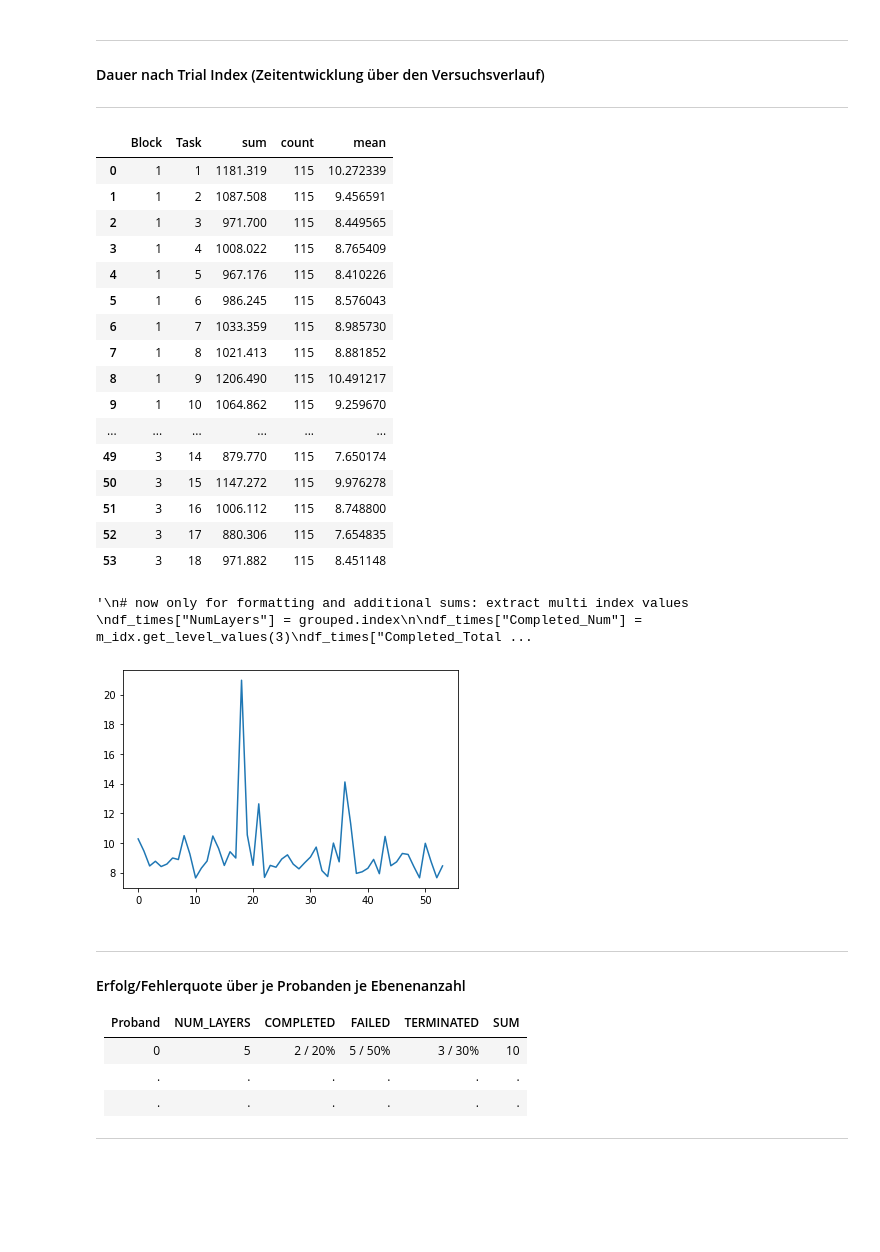
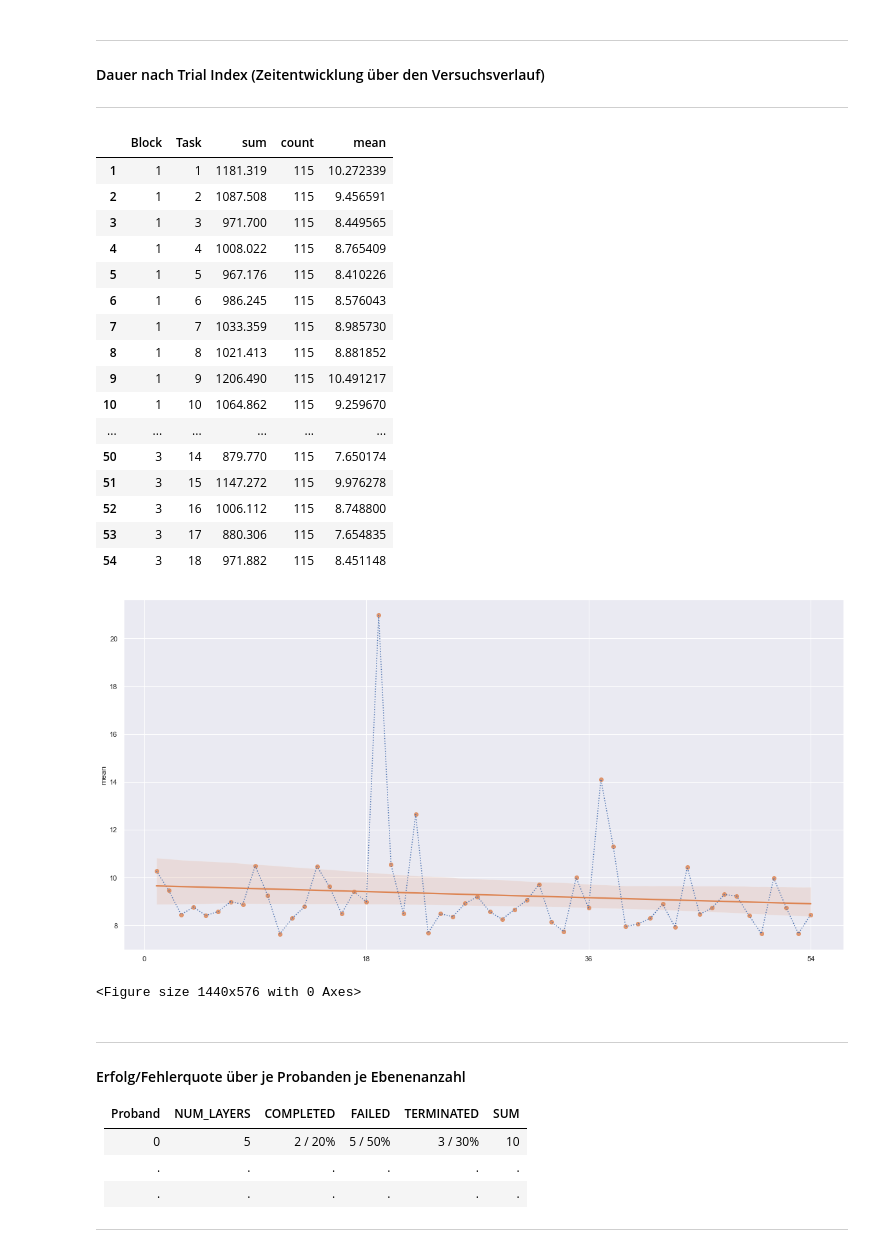
Before and after one commit to visualengineers/reflex-avi2022-results, a Jupyter notebook: code/zelasto study.ipynb, the cells around one changed output. Drawn from its saved outputs; the diff is of its cells as text; code cells hidden in the pictures; blank space fills up the shorter version.

```diff
--- a/code/zelasto study.ipynb
+++ b/code/zelasto study.ipynb
@@ -1023,69 +1035,58 @@ df_times.to_csv(rf'{export}times_global_layers.csv', sep= ";")
 # %%
 df_timeStat = pd.read_csv(rf'{export}times.csv', sep=";")
 
 df_times = pd.DataFrame()
 
 # select all combinations of mappng method / num layers
 
 # group all byNumLayers and Result
 # compute sum and count for each combination
 # pivot results into columns
 grouped = df_timeStat.groupby(["Block", "Task"])["Duration"].agg(["sum", "count", "mean"]).reset_index()
+grouped.index = range(1,len(grouped)+1)
 # .agg(["sum", "count", "mean"]).reset_index().pivot(index="Trial", columns="Result")
 # m_idx = pd.MultiIndex.from_frame(grouped)
 
 display(grouped)
 
-ax = grouped["mean"].plot()
+# ax = grouped["mean"].plot()
+# ax.set_ylabel("Trial Duration (s)")
+# ax.get_figure().savefig(rf'{export}times_global_layers.png')
 
-'''
-# now only for formatting and additional sums: extract multi index values
-df_times["NumLayers"] = grouped.index
+plt.figure(figsize=(20,10))
 
-df_times["Completed_Num"] = m_idx.get_level_values(3)
-df_times["Completed_Total"] = m_idx.get_level_values(0)
-df_times["Completed_Avg"] = m_idx.get_level_values(6)
+ax = grouped["mean"].plot(x="NumLayers", linestyle=":")
 
-df_times["Failed_Num"] = m_idx.get_level_values(4)
-df_times["Failed_Total"] = m_idx.get_level_values(1)
-df_times["Failed_Avg"] = m_idx.get_level_values(7)
+ax2 = sns.regplot(x=grouped.index, y=grouped["mean"])
+ax2.xaxis.set_major_locator(MultipleLocator(18))
+plt.show()
+plt.savefig(rf'{export}times_task.png')
 
-df_times["Terminated_Num"] = m_idx.get_level_values(5)
-df_times["Terminated_Total"] = m_idx.get_level_values(2)
-df_times["Terminated_Avg"] = m_idx.get_level_values(8)
+# ax = grouped["Result_Numeric_Completed"]["mean"].plot()
+# ax = grouped["Result_Numeric_Failed"]["mean"].plot()
+# ax = grouped["Result_Numeric_Terminated"]["mean"].plot()
 
-df_times["Sum_Num"] = df_times["Completed_Num"] + df_times["Failed_Num"] + df_times["Terminated_Num"]
-df_times["Sum_Total"] = df_times["Completed_Total"] + df_times["Failed_Total"] + df_times["Terminated_Total"]
-df_times["All_Avg"] = df_times["Sum_Total"] / df_times["Sum_Num"]
-
-display(df_times)
-
-ax = df_times[["NumLayers", "Completed_Avg", "Failed_Avg", "Terminated_Avg", "All_Avg"]].plot(x="NumLayers", figsize=(20, 10))
-ax.set_ylabel("Trial Duration (s)")
-ax.get_figure().savefig(rf'{export}times_global_layers.png')
-
-df_times.to_csv(rf'{export}times_trial_idx.csv', sep= ";")
-'''
+grouped.to_csv(rf'{export}times_task.csv')
 # %% [output]
 |  | Block | Task | sum | count | mean |
-| 0 | 1 | 1 | 1181.319 | 115 | 10.272339 |
-| 1 | 1 | 2 | 1087.508 | 115 | 9.456591 |
-| 2 | 1 | 3 | 971.700 | 115 | 8.449565 |
-| 3 | 1 | 4 | 1008.022 | 115 | 8.765409 |
-| 4 | 1 | 5 | 967.176 | 115 | 8.410226 |
-| 5 | 1 | 6 | 986.245 | 115 | 8.576043 |
-| 6 | 1 | 7 | 1033.359 | 115 | 8.985730 |
-| 7 | 1 | 8 | 1021.413 | 115 | 8.881852 |
-| 8 | 1 | 9 | 1206.490 | 115 | 10.491217 |
-| 9 | 1 | 10 | 1064.862 | 115 | 9.259670 |
+| 1 | 1 | 1 | 1181.319 | 115 | 10.272339 |
+| 2 | 1 | 2 | 1087.508 | 115 | 9.456591 |
+| 3 | 1 | 3 | 971.700 | 115 | 8.449565 |
+| 4 | 1 | 4 | 1008.022 | 115 | 8.765409 |
+| 5 | 1 | 5 | 967.176 | 115 | 8.410226 |
+| 6 | 1 | 6 | 986.245 | 115 | 8.576043 |
+| 7 | 1 | 7 | 1033.359 | 115 | 8.985730 |
+| 8 | 1 | 8 | 1021.413 | 115 | 8.881852 |
+| 9 | 1 | 9 | 1206.490 | 115 | 10.491217 |
+| 10 | 1 | 10 | 1064.862 | 115 | 9.259670 |
 | ... | ... | ... | ... | ... | ... |
-| 49 | 3 | 14 | 879.770 | 115 | 7.650174 |
-| 50 | 3 | 15 | 1147.272 | 115 | 9.976278 |
-| 51 | 3 | 16 | 1006.112 | 115 | 8.748800 |
-| 52 | 3 | 17 | 880.306 | 115 | 7.654835 |
-| 53 | 3 | 18 | 971.882 | 115 | 8.451148 |
+| 50 | 3 | 14 | 879.770 | 115 | 7.650174 |
+| 51 | 3 | 15 | 1147.272 | 115 | 9.976278 |
+| 52 | 3 | 16 | 1006.112 | 115 | 8.748800 |
+| 53 | 3 | 17 | 880.306 | 115 | 7.654835 |
+| 54 | 3 | 18 | 971.882 | 115 | 8.451148 |
+[figure, new version]
-'\n# now only for formatting and additional sums: extract multi index values \ndf_times["NumLayers"] = grouped.index\n\ndf_times["Completed_Num"] = m_idx.get_level_values(3)\ndf_times["Completed_Total ...
+<Figure size 1440x576 with 0 Axes>
-[figure, old version]
 # %% [markdown]
 ---
 #### Erfolg/Fehlerquote über je Probanden je Ebenenanzahl
```
Also changed, not shown: parts of 4 cells of this notebook, 5 other files.
